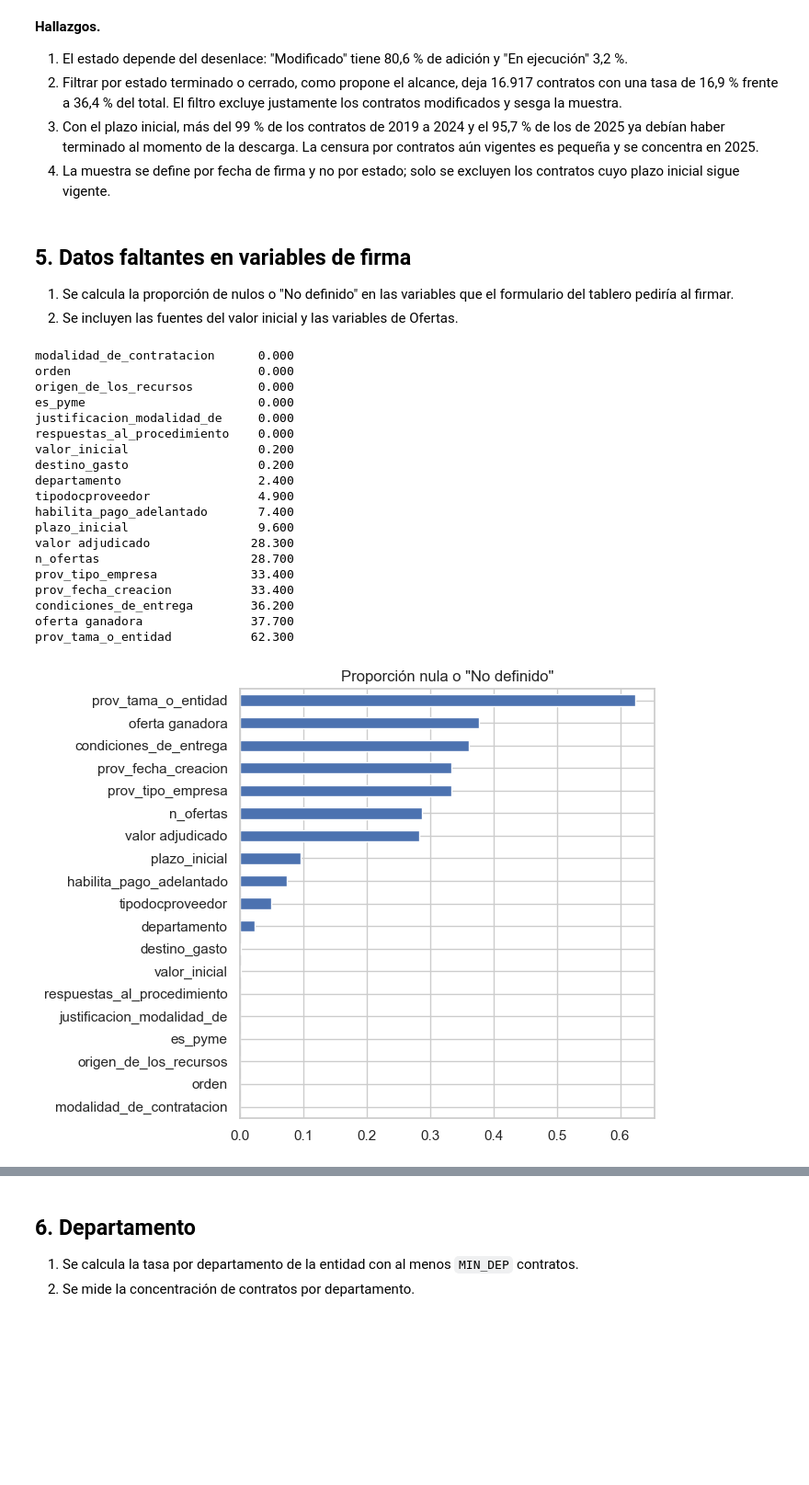
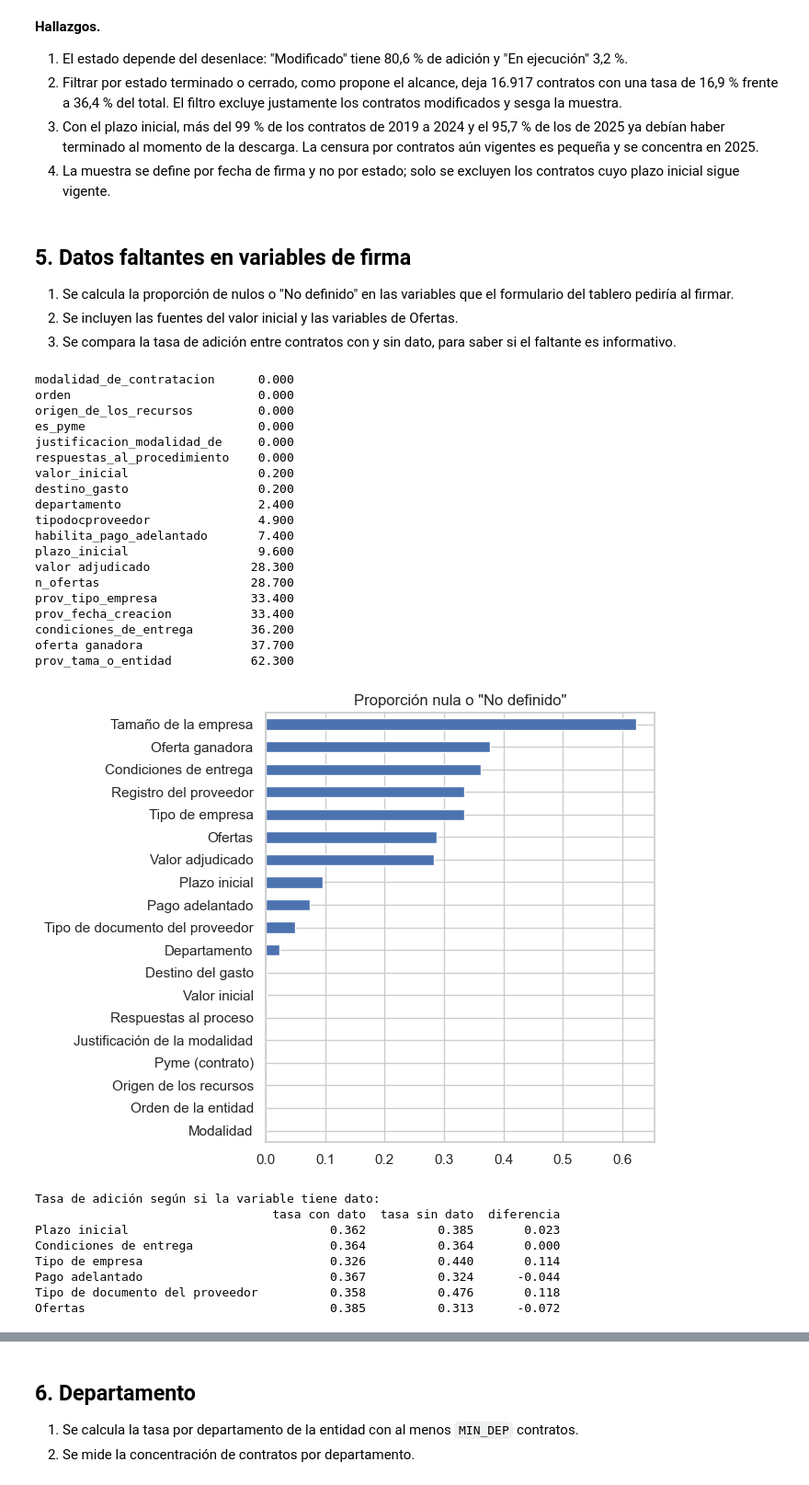
Before and after one commit to Zeal916/project_despliegue_soluciones, a Jupyter notebook: notebooks/01_eda_obra.ipynb, the cells around one changed output, grey strips where cells are left out. Shown at 92% size. Drawn from its saved outputs; the diff is of its cells as text; code cells hidden in the pictures; blank space fills up the shorter version.

```diff
--- a/notebooks/01_eda_obra.ipynb
+++ b/notebooks/01_eda_obra.ipynb
@@ -351,7 +400,9 @@ Valor inicial sin dato                        70 0.170
 99.9%   220,572,895,983.206
 max     893,052,000,000.000
 # %%
-proceso_unico = ~df["proceso_de_compra"].duplicated(keep=False)
+df["proceso_compartido"] = df["proceso_de_compra"].duplicated(
+    keep=False).astype(int)
+proceso_unico = df["proceso_compartido"] == 0
 df["valor_sobre_adjudicado"] = (df["valor_actual"] / adjudicado).where(
     (adjudicado > 0) & proceso_unico)
 df["exceso_plazo"] = df["plazo_contrato"] - df["plazo_inicial"]
@@ -391,3 +442,22 @@ y_tiempo
 y_tiempo
 0             25859    1.000 169.000         0.301
 1             10240   97.000 446.000         0.869
+# %%
+print("Contratos en procesos compartidos:",
+      f"{df['proceso_compartido'].mean():.1%}")
+print(tasas(df, "proceso_compartido").to_string())
+
+crecio = proceso_unico & (df["valor_actual"] > 1.05 * df["valor_inicial"])
+df["y_valor_ampliada"] = (df["y_valor"].astype(bool) | crecio).astype(int)
+y_ampliada = df[["y_valor_ampliada", "y_tiempo"]].max(axis=1)
+print(f"\ny_valor: registrada {df['y_valor'].mean():.1%} | ampliada "
+      f"{df['y_valor_ampliada'].mean():.1%}")
+print(f"y: registrada {df['y'].mean():.1%} | ampliada "
+      f"{y_ampliada.mean():.1%}")
+columnas = ["y_valor", "y_valor_ampliada"]
+seis = df["modalidad_de_contratacion"].value_counts().index[:6]
+print("\nAdición en valor registrada y ampliada por modalidad:")
+print(df.groupby("modalidad_de_contratacion")[columnas].mean().loc[seis]
+      .to_string())
+print("\nPor año de firma:")
+print(df.groupby("anio")[columnas].mean().to_string())
@@ -471,6 +564,8 @@ guardar_figura("01_tasa_anio_estado")
 1. Se calcula la proporción de nulos o "No definido" en las variables que
    el formulario del tablero pediría al firmar.
 2. Se incluyen las fuentes del valor inicial y las variables de Ofertas.
+3. Se compara la tasa de adición entre contratos con y sin dato, para saber
+   si el faltante es informativo.
 # %%
 variables_firma = [
     "valor_inicial", "plazo_inicial", "modalidad_de_contratacion",
@@ -481,36 +576,54 @@ variables_firma = [
     "prov_tipo_empresa", "prov_tama_o_entidad",
 ]
 faltantes = pd.Series({v: falta(df[v]).mean() for v in variables_firma})
 faltantes["valor adjudicado"] = adjudicado.isna().mean()
 faltantes["oferta ganadora"] = oferta.isna().mean()
 faltantes["n_ofertas"] = df["n_ofertas"].isna().mean()
 faltantes = faltantes.sort_values()
 print((faltantes * 100).round(1).rename("% faltante").to_string())
 
-faltantes.plot.barh(figsize=(7, 5.5),
-                    title="Proporción nula o \"No definido\"")
+faltantes.rename(index=etiqueta).plot.barh(
+    figsize=(7, 5.5), title="Proporción nula o \"No definido\"")
 guardar_figura("02_faltantes")
+
+informativas = ["plazo_inicial", "condiciones_de_entrega",
+                "prov_tipo_empresa", "habilita_pago_adelantado",
+                "tipodocproveedor", "n_ofertas"]
+sin_dato = pd.DataFrame({
+    v: df.groupby(falta(df[v]))["y"].mean() for v in informativas
+}).T.rename(columns={False: "tasa con dato", True: "tasa sin dato"})
+sin_dato["diferencia"] = sin_dato["tasa sin dato"] - sin_dato["tasa con dato"]
+print("\nTasa de adición según si la variable tiene dato:")
+print(sin_dato.rename(index=etiqueta).to_string())
 # %% [output]
 modalidad_de_contratacion      0.000
 orden                          0.000
 origen_de_los_recursos         0.000
 es_pyme                        0.000
 justificacion_modalidad_de     0.000
 respuestas_al_procedimiento    0.000
 valor_inicial                  0.200
 destino_gasto                  0.200
 departamento                   2.400
 tipodocproveedor               4.900
 habilita_pago_adelantado       7.400
 plazo_inicial                  9.600
 valor adjudicado              28.300
 n_ofertas                     28.700
 prov_tipo_empresa             33.400
 prov_fecha_creacion           33.400
 condiciones_de_entrega        36.200
 oferta ganadora               37.700
 prov_tama_o_entidad           62.300
-[figure, old version]
+[figure, new version]
+Tasa de adición según si la variable tiene dato:
+                                 tasa con dato  tasa sin dato  diferencia
+Plazo inicial                            0.362          0.385       0.023
+Condiciones de entrega                   0.364          0.364       0.000
+Tipo de empresa                          0.326          0.440       0.114
+Pago adelantado                          0.367          0.324      -0.044
+Tipo de documento del proveedor          0.358          0.476       0.118
+Ofertas                                  0.385          0.313      -0.072
 # %% [markdown]
 **Hallazgos.**
 
```
Also changed, not shown: parts of 20 cells of this notebook, 9 other files.
